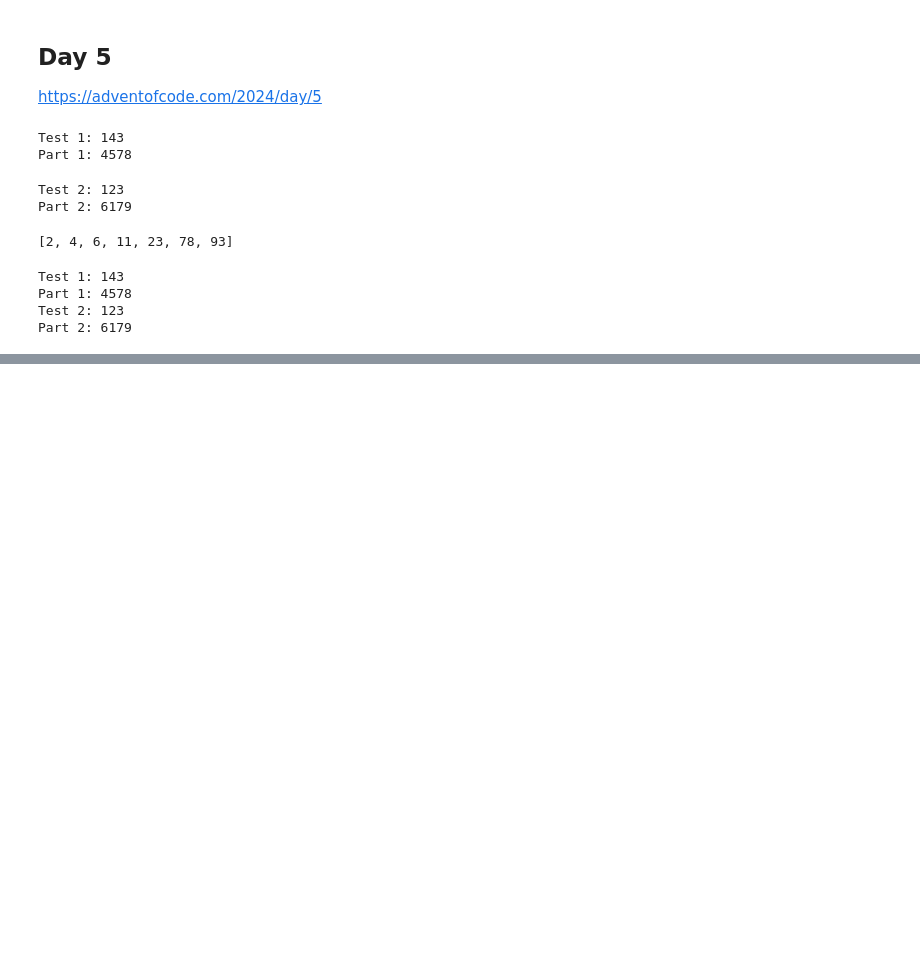
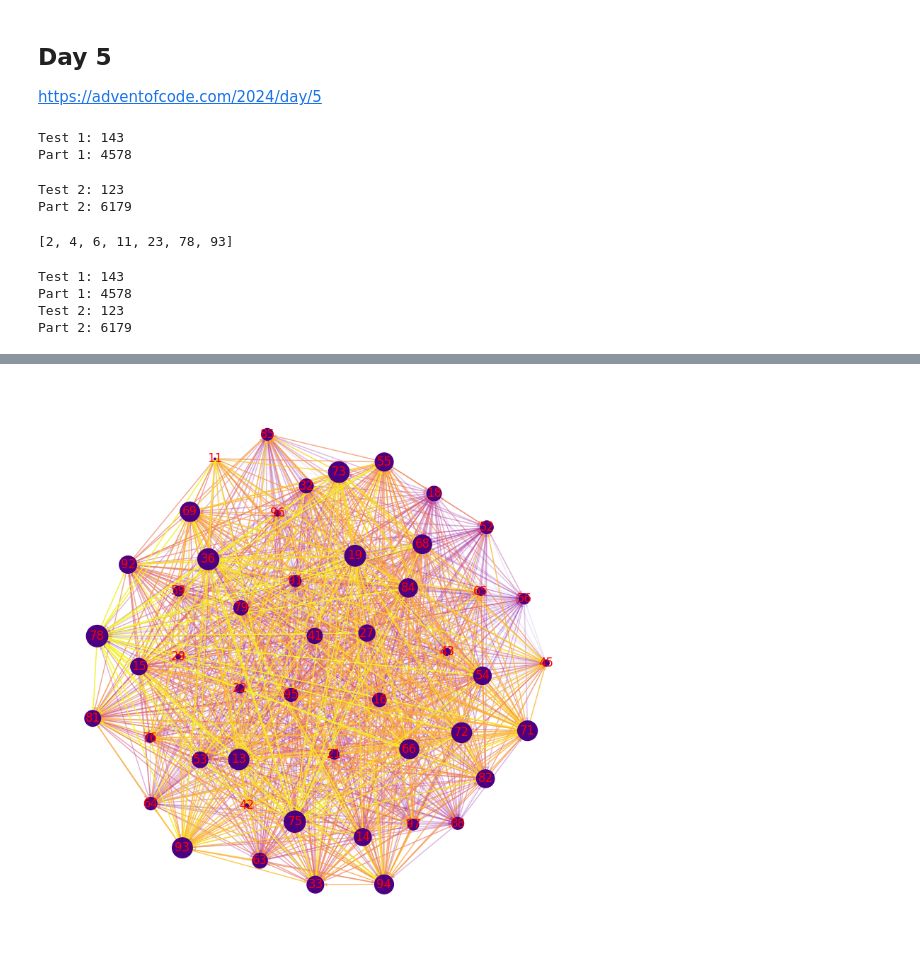
Before and after one commit to marcodelmastro/AdventOfCode2024, a Jupyter notebook: Day05.ipynb, the cells around one changed output, grey strips where cells are left out. Drawn from its saved outputs; the diff is of its cells as text; code cells hidden in the pictures; blank space fills up the shorter version.

```diff
--- a/Day05.ipynb
+++ b/Day05.ipynb
@@ -103,0 +119,39 @@ Part 2: 6179
+# %%
+import matplotlib.pyplot as plt
+
+plt.rcParams["figure.figsize"] = (10,10)
+
+seed = 13648  # Seed random number generators for reproducibility
+pos = nx.spring_layout(G, seed=seed)
+
+node_sizes = [3 + 10 * i for i in range(len(G))]
+M = G.number_of_edges()
+edge_colors = range(2, M + 2)
+edge_alphas = [(5 + i) / (M + 4) for i in range(M)]
+cmap = plt.cm.plasma
+
+labels = nx.draw_networkx_labels(G, pos, font_color="red")
+nodes = nx.draw_networkx_nodes(G, pos, node_size=node_sizes, node_color="indigo")
+edges = nx.draw_networkx_edges(
+    G,
+    pos,
+    node_size=node_sizes,
+    arrowstyle="->",
+    arrowsize=5,
+    edge_color=edge_colors,
+    edge_cmap=cmap,
+    width=1,
+)
+# set alpha value for each edge
+for i in range(M):
+    edges[i].set_alpha(edge_alphas[i])
+
+pc = mpl.collections.PatchCollection(edges, cmap=cmap)
+pc.set_array(edge_colors)
+
+ax = plt.gca()
+ax.set_axis_off()
+
+plt.show()
+# %% [output]
+[figure, added]
```
Also changed, not shown: parts of 2 cells of this notebook.
